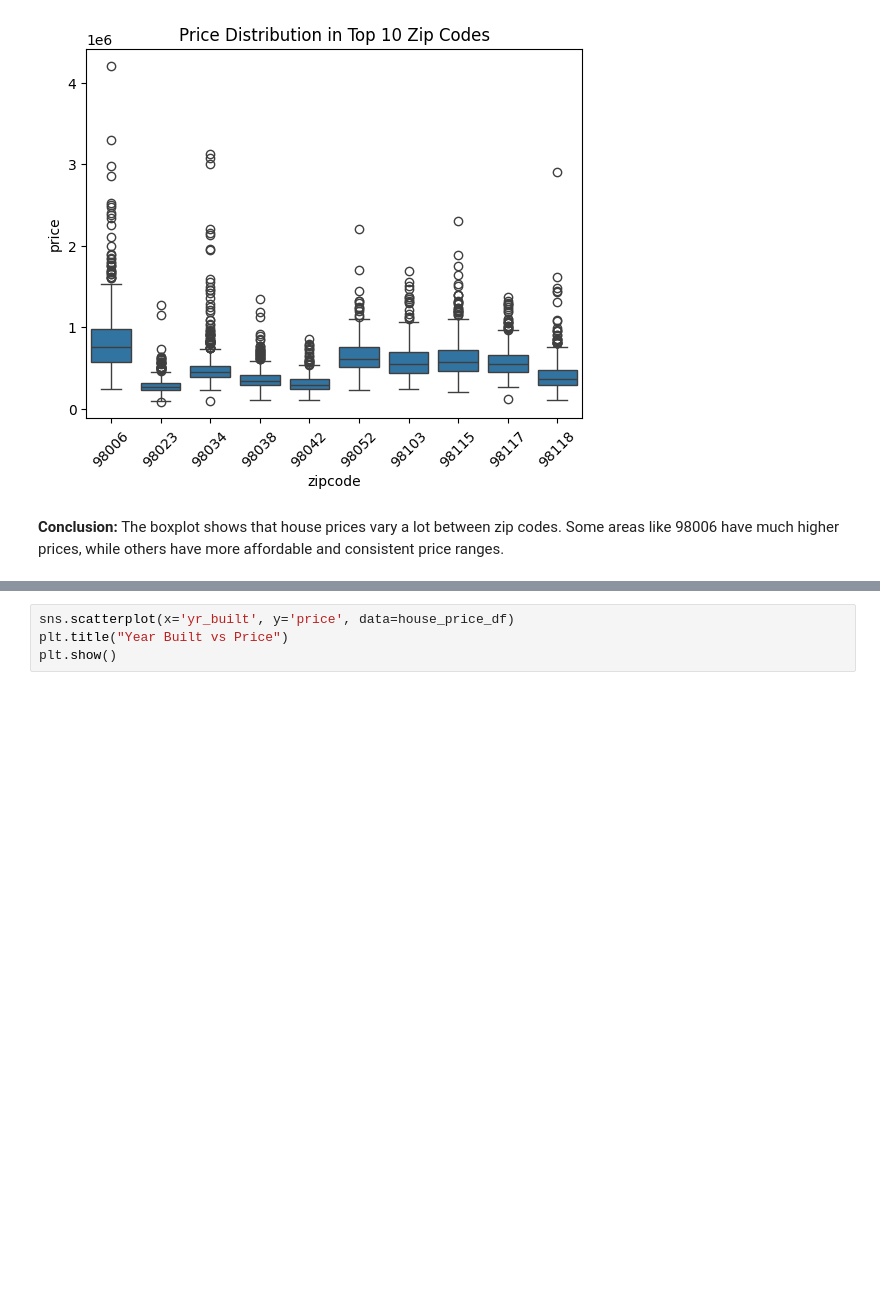
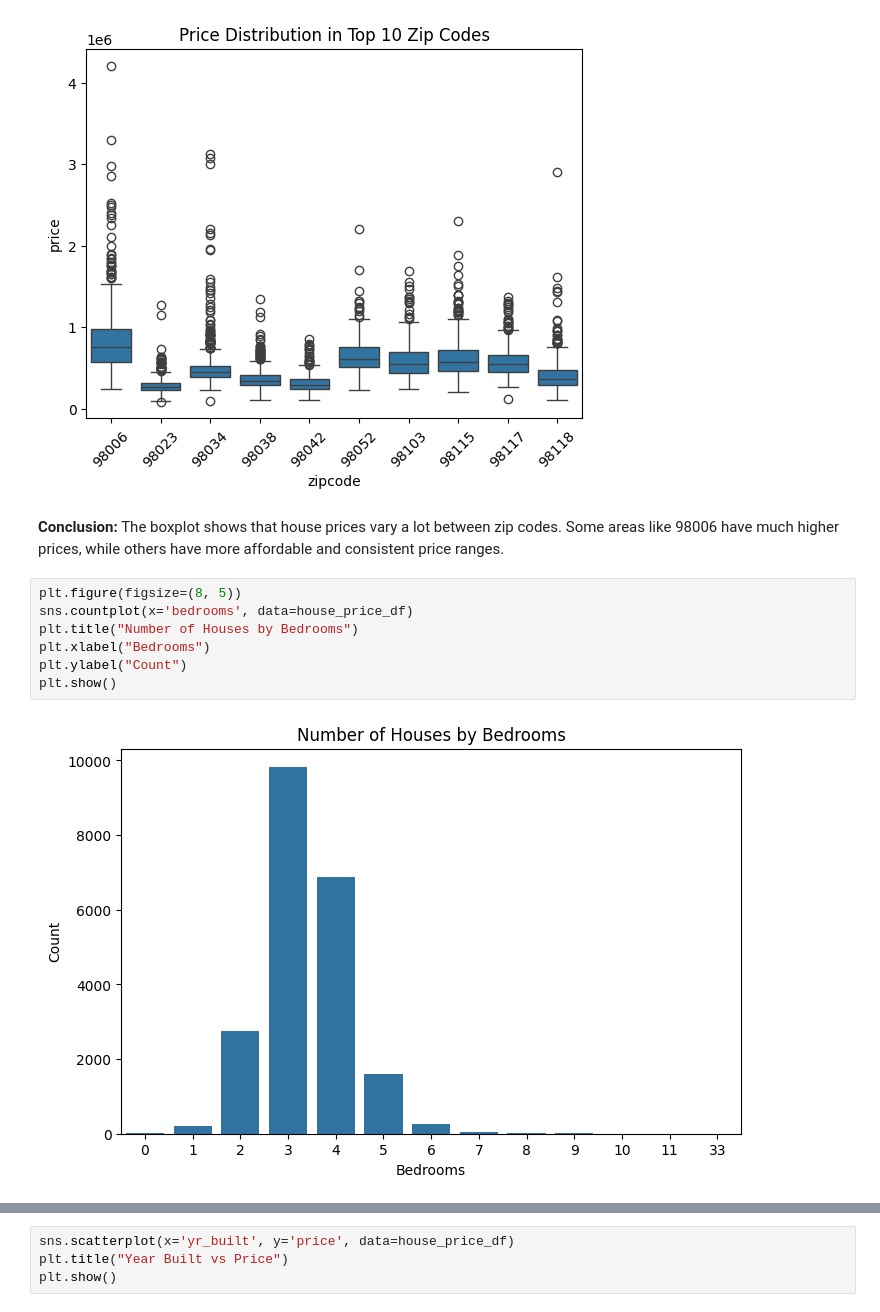
Before and after one commit to SrijaG29/House_price_prediction, a Jupyter notebook: House_price_prediction.ipynb, the cells around one changed output, grey strips where cells are left out. Saved outputs shown, nothing was run; the diff lists cells and outputs as text; blank space fills up the shorter version.

```diff
--- a/House_price_prediction.ipynb
+++ b/House_price_prediction.ipynb
@@ -273,3 +273,12 @@ plt.show()
 [figure]
 # %% [markdown]
 **Conclusion:** The boxplot shows that house prices vary a lot between zip codes. Some areas like 98006 have much higher prices, while others have more affordable and consistent price ranges.
+# %%
+plt.figure(figsize=(8, 5))
+sns.countplot(x='bedrooms', data=house_price_df)
+plt.title("Number of Houses by Bedrooms")
+plt.xlabel("Bedrooms")
+plt.ylabel("Count")
+plt.show()
+# %% [output]
+[figure, added]
```
Also changed, not shown: parts of 6 cells of this notebook.
